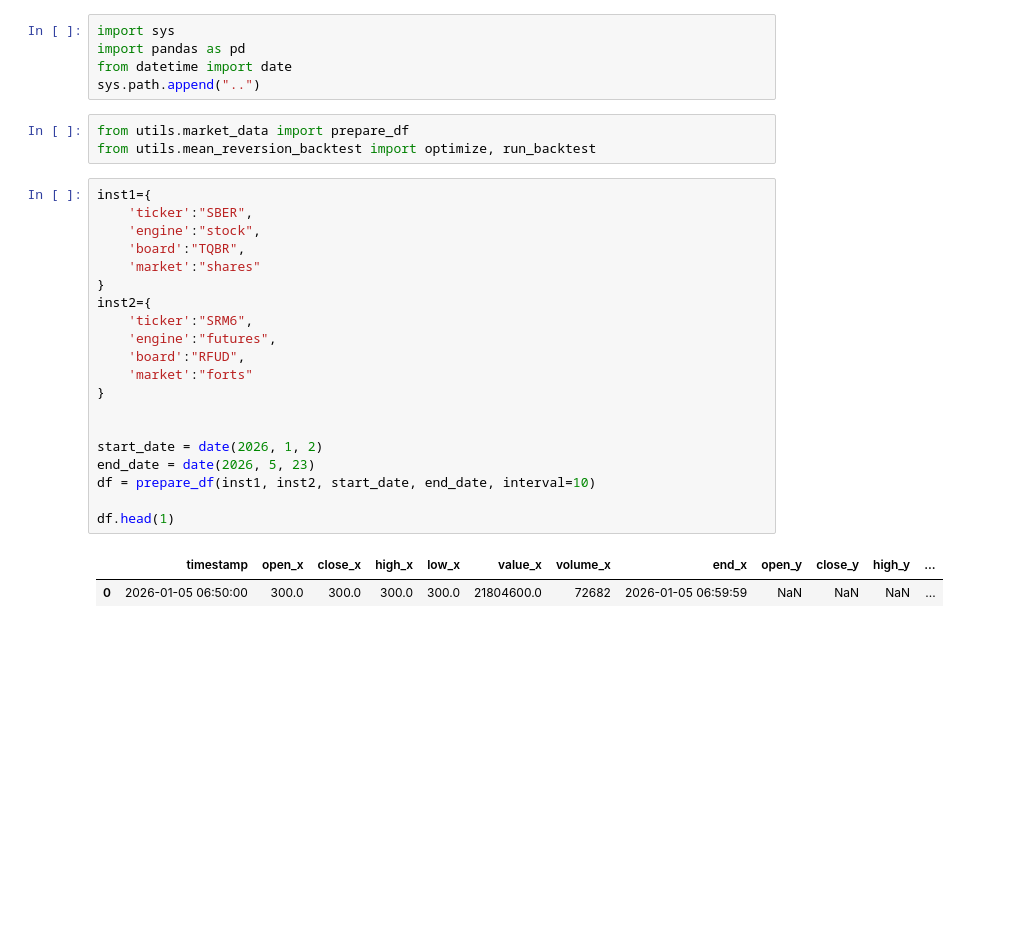
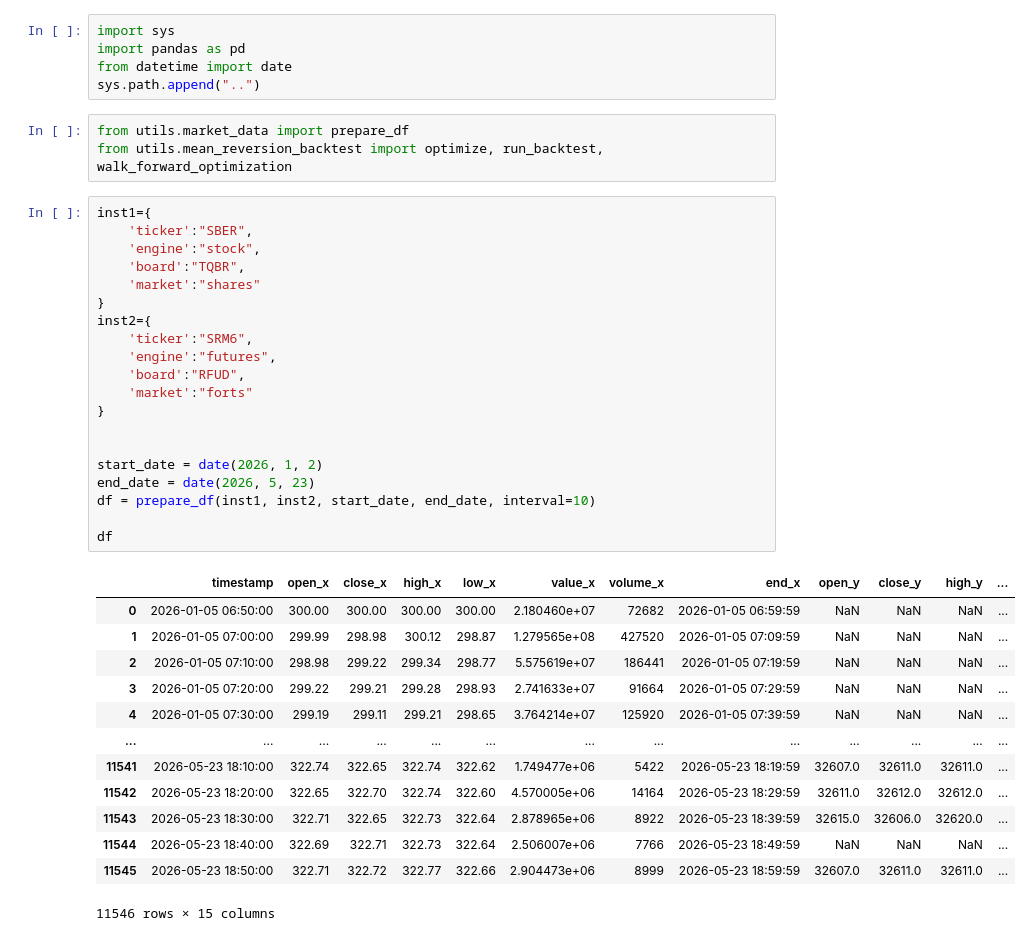
Before and after one commit to SigmaFlowX/Moex-Stat-Arb, a Jupyter notebook: notebooks/backtest.ipynb, the cells around one changed output. Saved outputs shown, nothing was run; the diff lists cells and outputs as text; blank space fills up the shorter version.

```diff
--- a/notebooks/backtest.ipynb
+++ b/notebooks/backtest.ipynb
@@ -5,28 +5,39 @@ from datetime import date
 sys.path.append("..")
 # %%
 from utils.market_data import prepare_df
-from utils.mean_reversion_backtest import optimize, run_backtest
+from utils.mean_reversion_backtest import optimize, run_backtest, walk_forward_optimization
 # %%
 inst1={
     'ticker':"SBER",
     'engine':"stock",
     'board':"TQBR",
     'market':"shares"
 }
 inst2={
     'ticker':"SRM6",
     'engine':"futures",
     'board':"RFUD",
     'market':"forts"
 }
 
 
 start_date = date(2026, 1, 2)
 end_date = date(2026, 5, 23)
 df = prepare_df(inst1, inst2, start_date, end_date, interval=10)
 
-df.head(1)
+df
 # %% [output]
 |  | timestamp | open_x | close_x | high_x | low_x | value_x | volume_x | end_x | open_y | close_y | high_y | ... |
-| 0 | 2026-01-05 06:50:00 | 300.0 | 300.0 | 300.0 | 300.0 | 21804600.0 | 72682 | 2026-01-05 06:59:59 | NaN | NaN | NaN | ... |
+| 0 | 2026-01-05 06:50:00 | 300.00 | 300.00 | 300.00 | 300.00 | 2.180460e+07 | 72682 | 2026-01-05 06:59:59 | NaN | NaN | NaN | ... |
+| 1 | 2026-01-05 07:00:00 | 299.99 | 298.98 | 300.12 | 298.87 | 1.279565e+08 | 427520 | 2026-01-05 07:09:59 | NaN | NaN | NaN | ... |
+| 2 | 2026-01-05 07:10:00 | 298.98 | 299.22 | 299.34 | 298.77 | 5.575619e+07 | 186441 | 2026-01-05 07:19:59 | NaN | NaN | NaN | ... |
+| 3 | 2026-01-05 07:20:00 | 299.22 | 299.21 | 299.28 | 298.93 | 2.741633e+07 | 91664 | 2026-01-05 07:29:59 | NaN | NaN | NaN | ... |
+| 4 | 2026-01-05 07:30:00 | 299.19 | 299.11 | 299.21 | 298.65 | 3.764214e+07 | 125920 | 2026-01-05 07:39:59 | NaN | NaN | NaN | ... |
+| ... | ... | ... | ... | ... | ... | ... | ... | ... | ... | ... | ... | ... |
+| 11541 | 2026-05-23 18:10:00 | 322.74 | 322.65 | 322.74 | 322.62 | 1.749477e+06 | 5422 | 2026-05-23 18:19:59 | 32607.0 | 32611.0 | 32611.0 | ... |
+| 11542 | 2026-05-23 18:20:00 | 322.65 | 322.70 | 322.74 | 322.60 | 4.570005e+06 | 14164 | 2026-05-23 18:29:59 | 32611.0 | 32612.0 | 32612.0 | ... |
+| 11543 | 2026-05-23 18:30:00 | 322.71 | 322.65 | 322.73 | 322.64 | 2.878965e+06 | 8922 | 2026-05-23 18:39:59 | 32615.0 | 32606.0 | 32620.0 | ... |
+| 11544 | 2026-05-23 18:40:00 | 322.69 | 322.71 | 322.73 | 322.64 | 2.506007e+06 | 7766 | 2026-05-23 18:49:59 | NaN | NaN | NaN | ... |
+| 11545 | 2026-05-23 18:50:00 | 322.71 | 322.72 | 322.77 | 322.66 | 2.904473e+06 | 8999 | 2026-05-23 18:59:59 | 32607.0 | 32611.0 | 32611.0 | ... |
+11546 rows × 15 columns
 # %%
```
Also changed, not shown: parts of 2 cells of this notebook.
